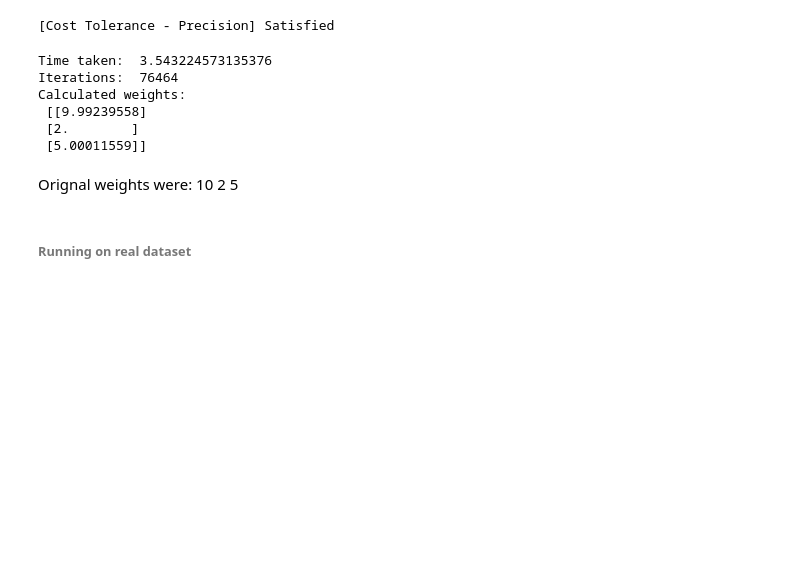
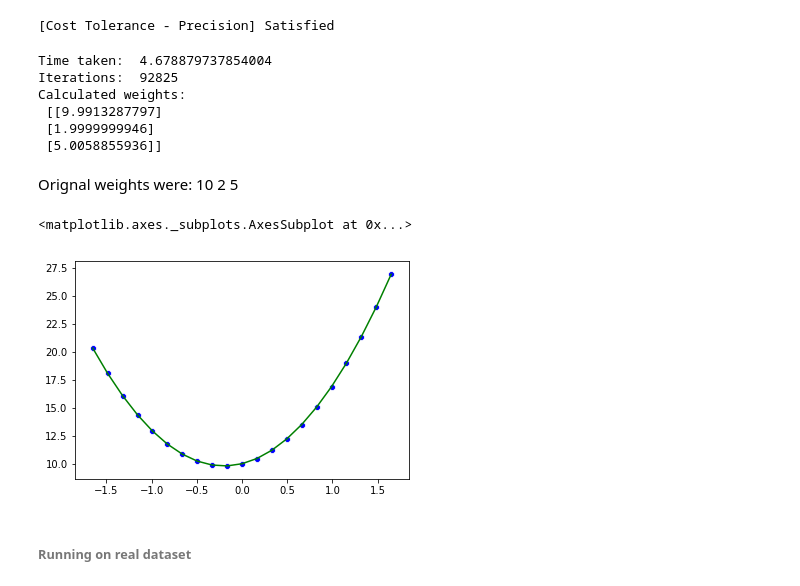
Before and after one commit to nauman-chaudhary/LinearRegression, a Jupyter notebook: Ridge Regression - L2 Regularization.ipynb, the cells around one changed output. Saved outputs shown, nothing was run; the diff lists cells and outputs as text; code cells hidden in the pictures; blank space fills up the shorter version.

```diff
--- a/Ridge Regression - L2 Regularization.ipynb
+++ b/Ridge Regression - L2 Regularization.ipynb
@@ -88,15 +91,15 @@ plt.show()
 [figure]
 # %% [markdown]
 Generating Polynomial Features
+# %%
+x_norm = normalize_data(x)
+y_norm = (10 + 2*x_norm + 5*x_norm**2).reshape(-1,1)
 # %%
 degree = 2
-x_poly = polynomial_features_generation(x,degree)
+x_poly = polynomial_features_generation(x_norm,degree)
-# %%
-x_norm = normalize_data(x_poly)
-y_norm = (10 + 2*x_norm[:,0] + 5*x_norm[:,1]**2).reshape(-1,1)
 # %%
 start_time = time.time()
-i,cal_weights, grads, costs = gradient_descent(x=x_poly, y=y,alpha=1e-5,tolerance_cost=1e-7,
+i,cal_weights, grads, costs = gradient_descent(x=x_poly, y=y_norm,alpha=1e-5,tolerance_cost=1e-7,
                                                tolerance_gradient=1e-7, max_iter=1e7)
 end_time = time.time()
 # %% [output]
@@ -106,14 +109,22 @@ print('Time taken: ',end_time-start_time)
 print('Iterations: ',i)
 print('Calculated weights:\n',cal_weights)
 # %% [output]
-Time taken:  3.543224573135376
-Iterations:  76464
+Time taken:  4.678879737854004
+Iterations:  92825
 Calculated weights:
- [[9.99239558]
- [2.        ]
- [5.00011559]]
+ [[9.9913287797]
+ [1.9999999946]
+ [5.0058855936]]
 # %% [markdown]
 Orignal weights were: 10    2    5
+# %%
+result = (cal_weights[0] + cal_weights[1]*x_norm + cal_weights[2]*x_norm**2).reshape(-1,1)
+
+sns.lineplot(x=x_norm[:,0],y=y_norm[:,0],color='g')
+sns.scatterplot(x=x_norm[:,0],y=result[:,0],color='b')
+# %% [output]
+<matplotlib.axes._subplots.AxesSubplot at 0x...>
+[figure, added]
 # %% [markdown]
 ###### Running on real dataset
 # %%
```
Also changed, not shown: parts of 29 cells of this notebook, 1 other file.
